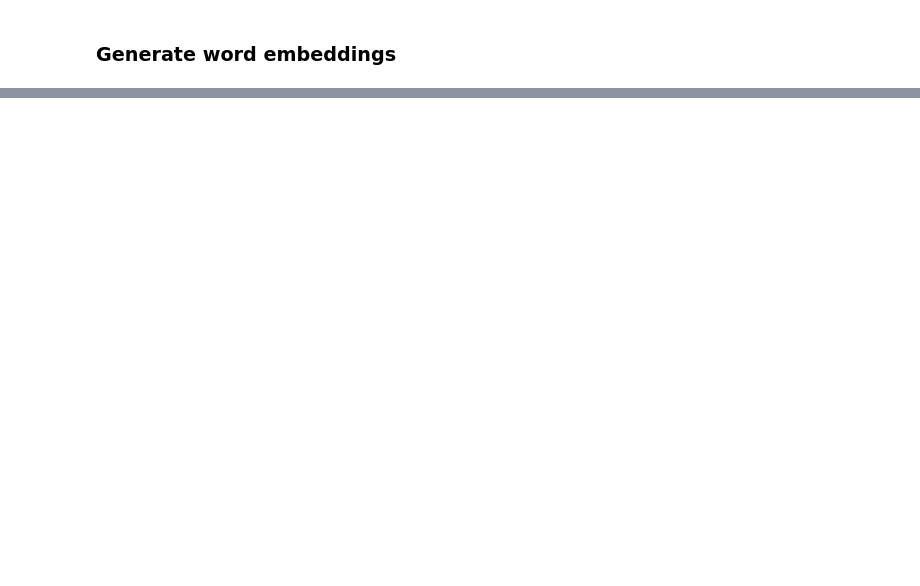
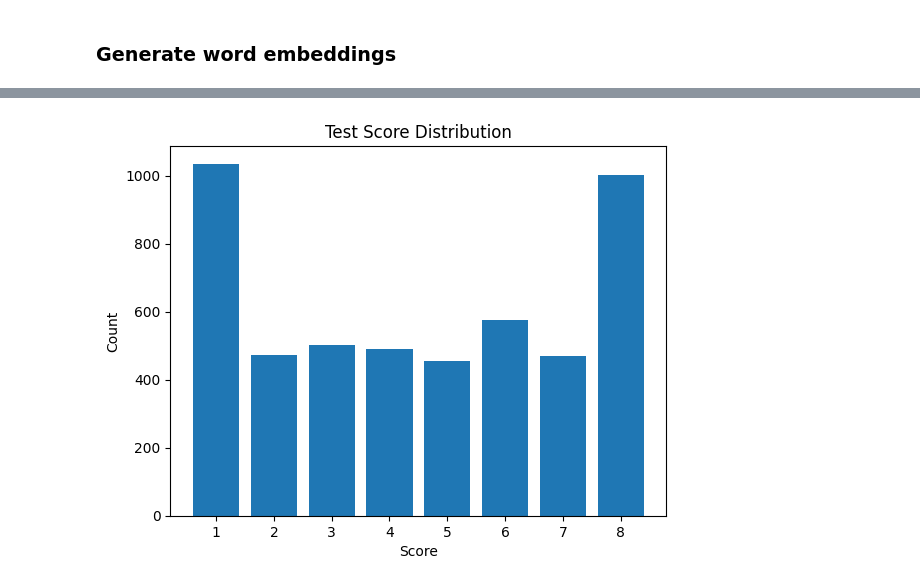
Before and after one commit to askiver/TDT4310-project, a Jupyter notebook: EDA.ipynb, the cells around one changed output, grey strips where cells are left out. Drawn from its saved outputs; the diff is of its cells as text; code cells hidden in the pictures; blank space fills up the shorter version.

```diff
--- a/EDA.ipynb
+++ b/EDA.ipynb
@@ -117,0 +124,35 @@ print(len(positive_tokenized[0]))
+# %%
+from utils import load_combined_reviews
+import numpy as np
+from collections import Counter
+import matplotlib.pyplot as plt
+
+pos_train, pos_train_scores = load_combined_reviews('train', 'pos')
+neg_train, neg_train_scores = load_combined_reviews('train', 'neg')
+pos_test, pos_test_scores = load_combined_reviews('test', 'pos')
+neg_test, neg_test_scores = load_combined_reviews('test', 'neg')
+
+train_scores = np.concatenate([pos_train_scores, neg_train_scores])
+test_scores = np.concatenate([pos_test_scores, neg_test_scores])
+
+train_score_counts = Counter(train_scores)
+test_score_counts = Counter(test_scores)
+
+# Check how many of the reviews are in the endpoints
+print('endpoint count', train_score_counts[1] + train_score_counts[8])
+print('endpoint percentage', (train_score_counts[1] + train_score_counts[8]) / len(train_scores) * 100)
+
+# Display the score distribution in a bar plot
+def plot_score_distribution(score_counts, title):
+    plt.bar(score_counts.keys(), score_counts.values())
+    plt.title(title)
+    plt.xlabel('Score')
+    plt.ylabel('Count')
+    plt.show()
+
+
+print(train_score_counts)
+print(test_score_counts)
+
+plot_score_distribution(train_score_counts, 'Train Score Distribution')
+plot_score_distribution(test_score_counts, 'Test Score Distribution')
@@ -117,0 +166,8 @@ print(len(positive_tokenized[0]))
+# %%
+test_scores = test_scores[10000:15000]
+
+test_score_counts = Counter(test_scores)
+
+plot_score_distribution(test_score_counts, 'Test Score Distribution')
+# %% [output]
+[figure, added]
```
Also changed, not shown: parts of 6 cells of this notebook, 7 other files.
